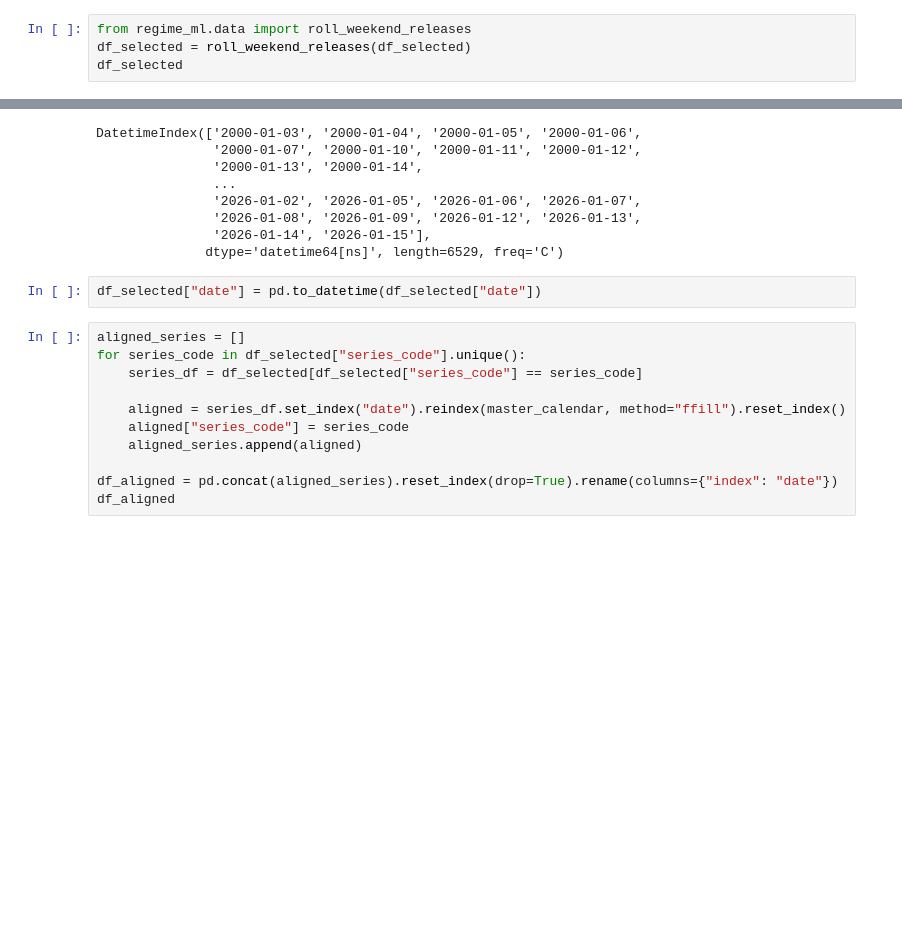
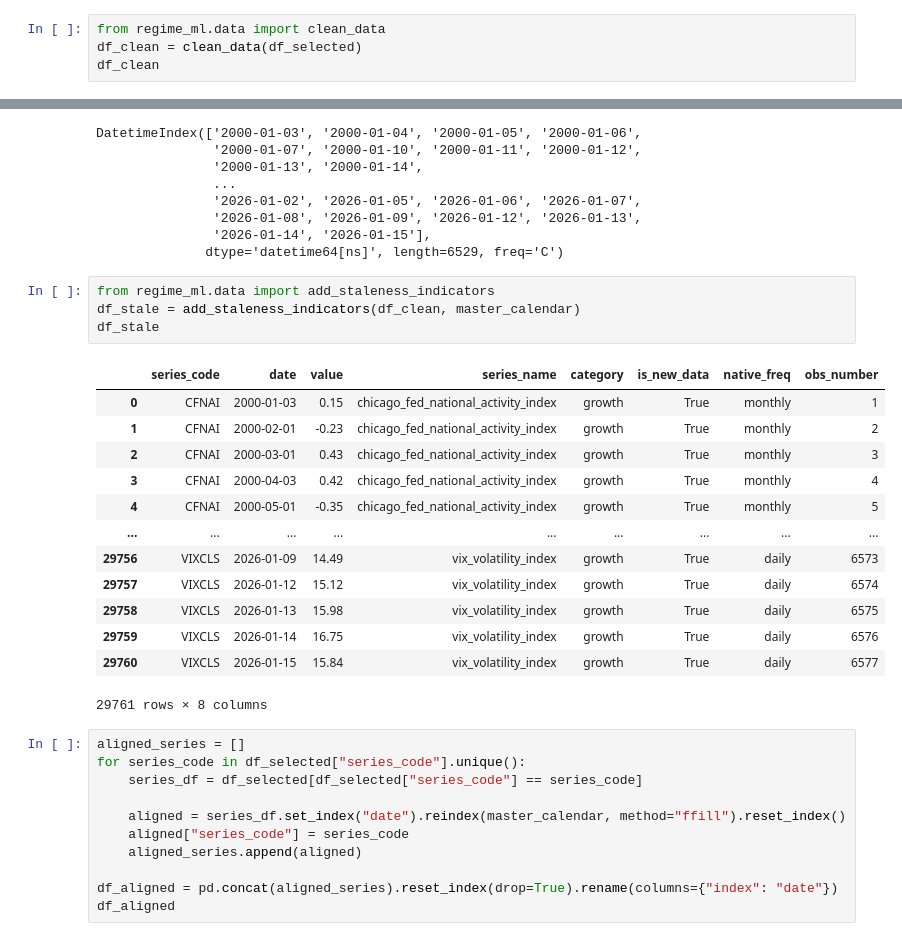
Before and after one commit to amitchell-thomson/regime-conditioned-equity-ml, a Jupyter notebook: notebooks/01_data_exploration.ipynb, the cells around one changed output, grey strips where cells are left out. Drawn from its saved outputs; the diff is of its cells as text; blank space fills up the shorter version.

```diff
--- a/notebooks/01_data_exploration.ipynb
+++ b/notebooks/01_data_exploration.ipynb
@@ -48,7 +50,7 @@ df_selected[df_selected["series_code"] == "INDPRO"]
 # %%
-from regime_ml.data import roll_weekend_releases
-df_selected = roll_weekend_releases(df_selected)
-df_selected
+from regime_ml.data import clean_data
+df_clean = clean_data(df_selected)
+df_clean
 # %% [output]
 |  | series_code | date | value | series_name | category |
 | 0 | CFNAI | 2000-01-03 | 0.15 | chicago_fed_national_activity_index | growth |
@@ -79,8 +81,24 @@ DatetimeIndex(['2000-01-03', '2000-01-04', '2000-01-05', '2000-01-06',
                '2026-01-08', '2026-01-09', '2026-01-12', '2026-01-13',
                '2026-01-14', '2026-01-15'],
               dtype='datetime64[ns]', length=6529, freq='C')
-# %%
-df_selected["date"] = pd.to_datetime(df_selected["date"])
+# %%
+from regime_ml.data import add_staleness_indicators
+df_stale = add_staleness_indicators(df_clean, master_calendar)
+df_stale
+# %% [output]
+|  | series_code | date | value | series_name | category | is_new_data | native_freq | obs_number |
+| 0 | CFNAI | 2000-01-03 | 0.15 | chicago_fed_national_activity_index | growth | True | monthly | 1 |
+| 1 | CFNAI | 2000-02-01 | -0.23 | chicago_fed_national_activity_index | growth | True | monthly | 2 |
+| 2 | CFNAI | 2000-03-01 | 0.43 | chicago_fed_national_activity_index | growth | True | monthly | 3 |
+| 3 | CFNAI | 2000-04-03 | 0.42 | chicago_fed_national_activity_index | growth | True | monthly | 4 |
+| 4 | CFNAI | 2000-05-01 | -0.35 | chicago_fed_national_activity_index | growth | True | monthly | 5 |
+| ... | ... | ... | ... | ... | ... | ... | ... | ... |
+| 29756 | VIXCLS | 2026-01-09 | 14.49 | vix_volatility_index | growth | True | daily | 6573 |
+| 29757 | VIXCLS | 2026-01-12 | 15.12 | vix_volatility_index | growth | True | daily | 6574 |
+| 29758 | VIXCLS | 2026-01-13 | 15.98 | vix_volatility_index | growth | True | daily | 6575 |
+| 29759 | VIXCLS | 2026-01-14 | 16.75 | vix_volatility_index | growth | True | daily | 6576 |
+| 29760 | VIXCLS | 2026-01-15 | 15.84 | vix_volatility_index | growth | True | daily | 6577 |
+29761 rows × 8 columns
 # %%
 aligned_series = []
 for series_code in df_selected["series_code"].unique():
```
Also changed, not shown: parts of 2 cells of this notebook, 7 other files.
